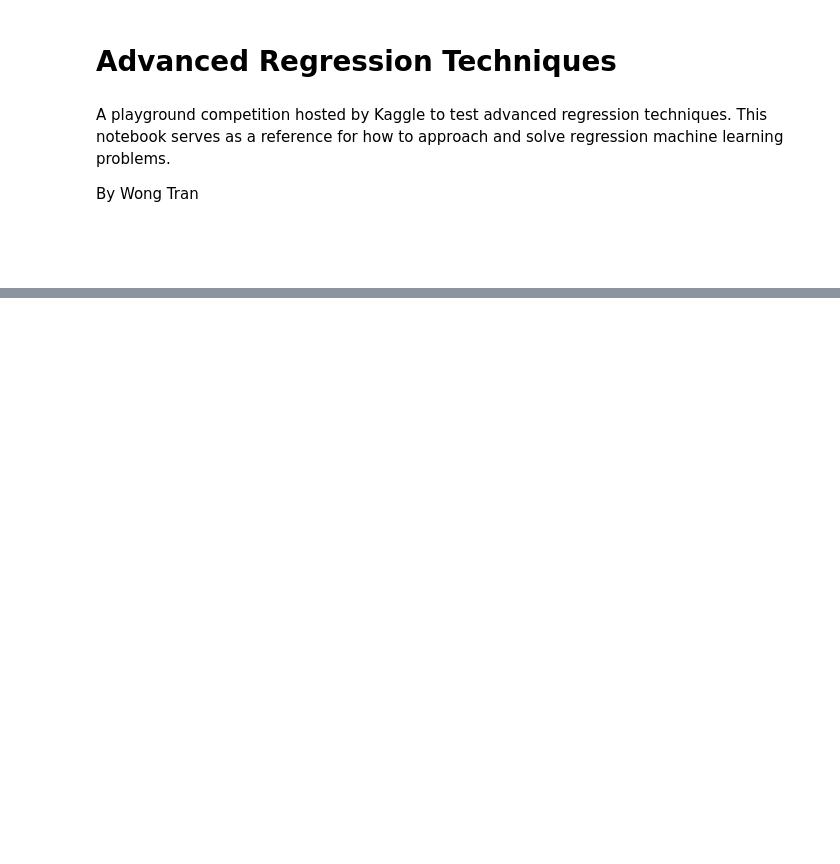
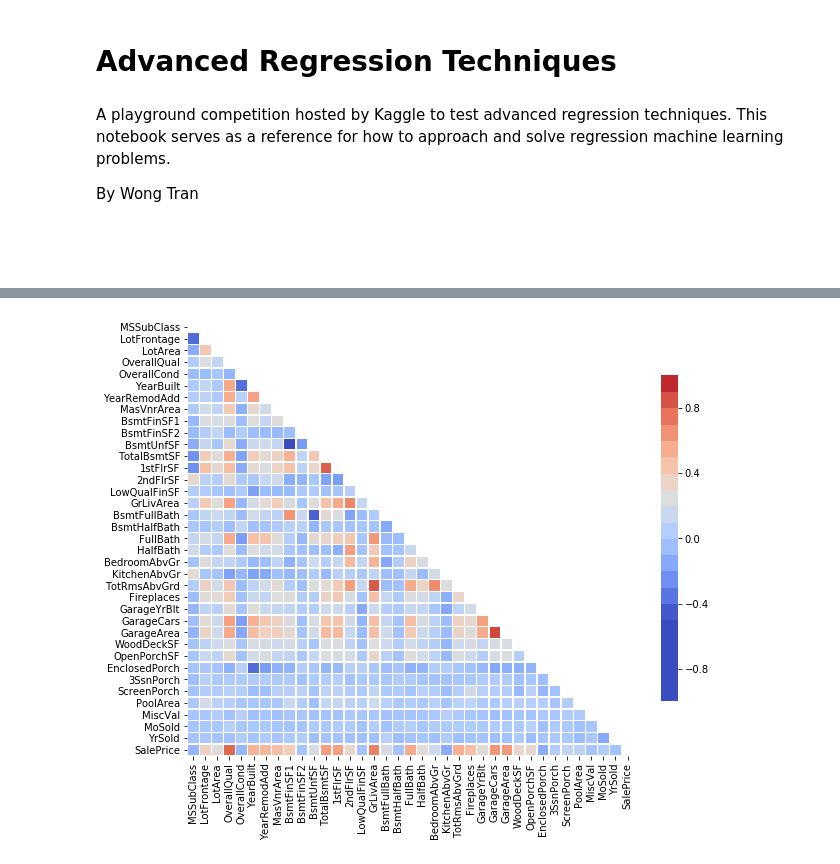
Before and after one commit to W-Tran/advanced-regression-techniques, a Jupyter notebook: advanced-regression-techniques.ipynb, the cells around one changed output, grey strips where cells are left out. Cells and saved outputs as stored; diff of their text form; code cells hidden in the pictures; blank space fills up the shorter version.

```diff
--- a/advanced-regression-techniques.ipynb
+++ b/advanced-regression-techniques.ipynb
@@ -71,0 +317,4 @@ sns.heatmap(train_df.corr(),
+# %%
+from missing_data import MissingDataImputer
+missing_imputer = MissingDataImputer()
+train_df = missing_imputer.fit_transform(train_df)
@@ -71,0 +352,9 @@ sns.heatmap(train_df.corr(),
+# %%
+mask = np.zeros_like(train_df.iloc[:,1:].corr(), dtype=np.bool)
+mask[np.triu_indices_from(mask)] = True
+plt.figure(figsize=(10,8));
+sns.heatmap(train_df.iloc[:,1:].corr(), linewidths=0.5, cmap='coolwarm', mask=mask,
+            cbar_kws={'boundaries':np.linspace(-1,1, 21).tolist(),
+                      'shrink':0.75});
+# %% [output]
+[figure, added]
```
Also changed, not shown: parts of 68 cells of this notebook.
